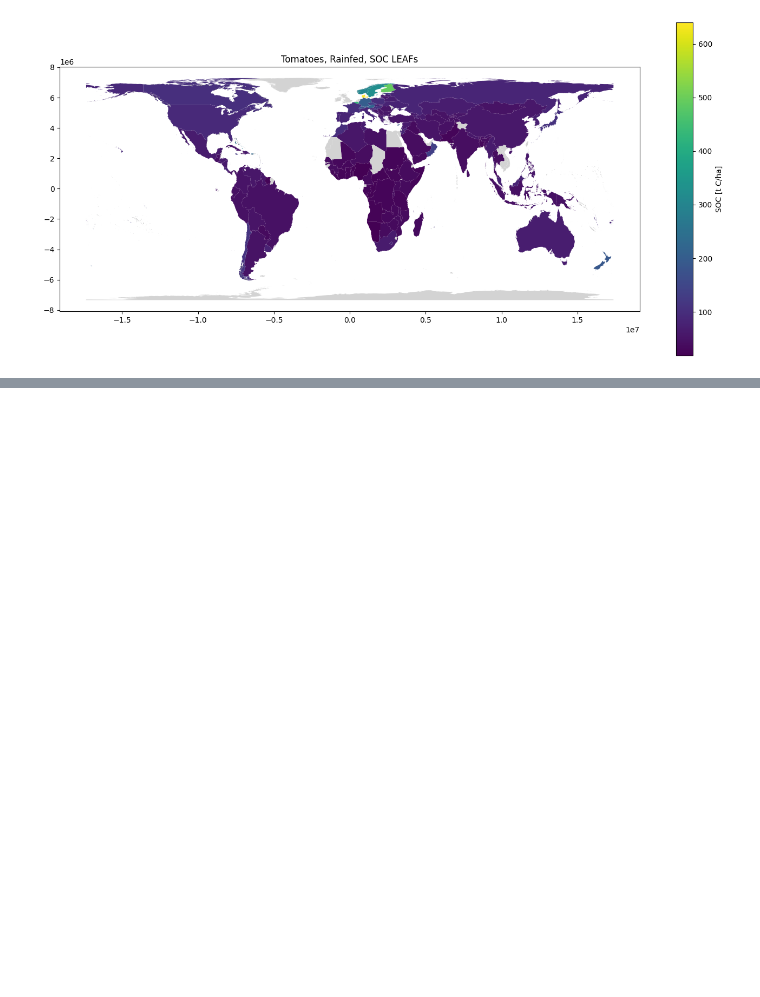
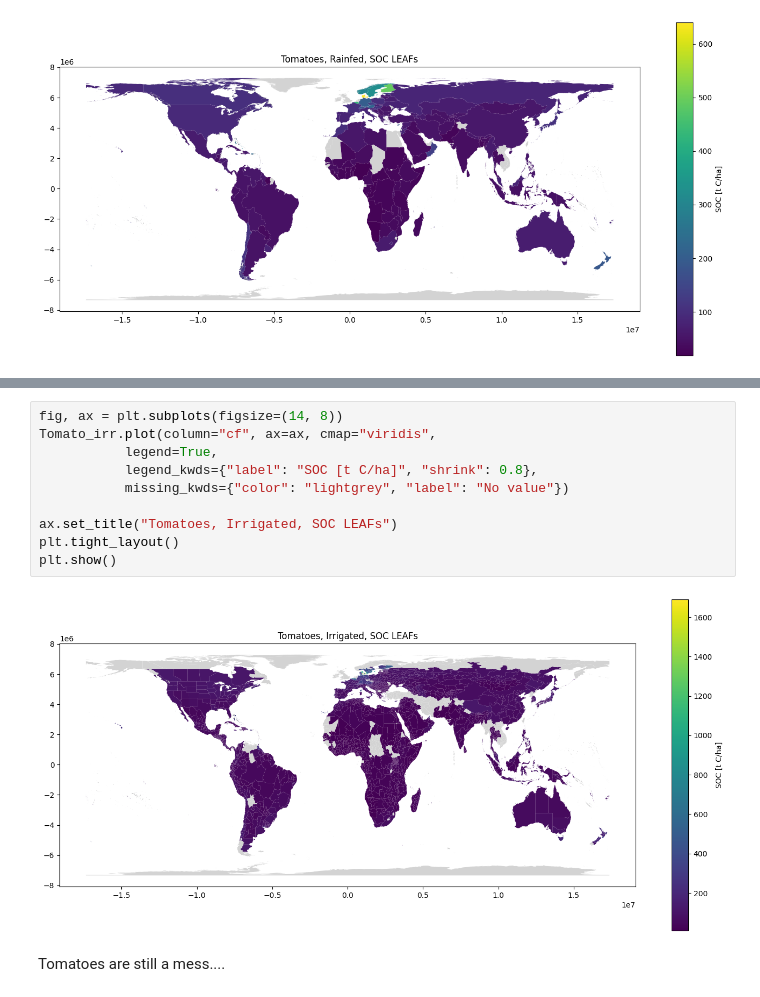
Before and after one commit to cloyolaangosto/SBTN_Test, a Jupyter notebook: documentation/SOC_Support/FAO_GAEZ_lu_yields.ipynb, the cells around one changed output, grey strips where cells are left out. Cells and saved outputs as stored; diff of their text form; blank space fills up the shorter version.

```diff
--- a/documentation/SOC_Support/FAO_GAEZ_lu_yields.ipynb
+++ b/documentation/SOC_Support/FAO_GAEZ_lu_yields.ipynb
@@ -993,0 +1085,14 @@ plt.show()
+# %%
+fig, ax = plt.subplots(figsize=(14, 8))
+Tomato_irr.plot(column="cf", ax=ax, cmap="viridis",
+           legend=True,
+           legend_kwds={"label": "SOC [t C/ha]", "shrink": 0.8},
+           missing_kwds={"color": "lightgrey", "label": "No value"})
+
+ax.set_title("Tomatoes, Irrigated, SOC LEAFs")
+plt.tight_layout()
+plt.show()
+# %% [output]
+[figure, added]
+# %% [markdown]
+Tomatoes are still a mess....
```
Also changed, not shown: parts of 11 cells of this notebook, 2 other files.
